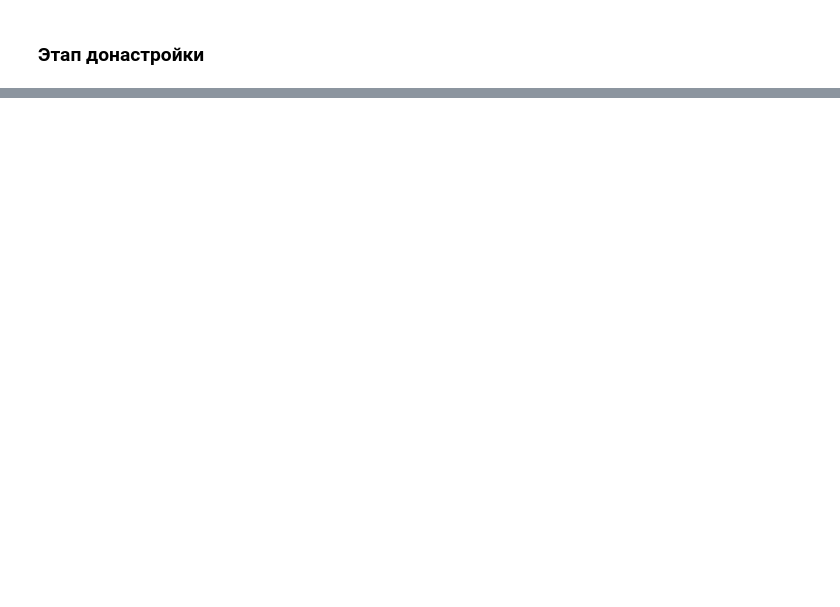
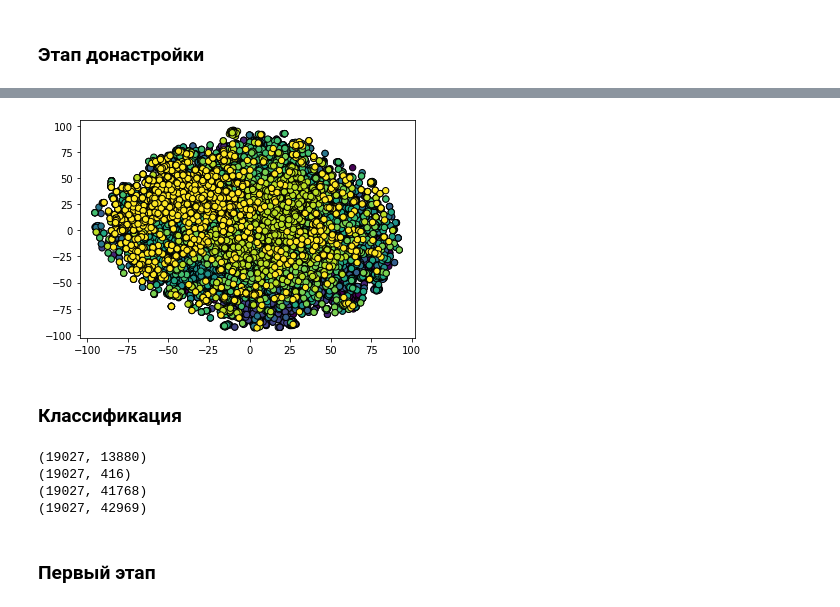
Before and after one commit to KozlovIA/Comparison-of-classification-quality-from-NLP-space, a Jupyter notebook: main.ipynb, the cells around one changed output, grey strips where cells are left out. Cells and saved outputs as stored; diff of their text form; code cells hidden in the pictures; blank space fills up the shorter version.

```diff
--- a/main.ipynb
+++ b/main.ipynb
@@ -185,0 +265,6 @@ autoTable(classificationReport, path='output/clsRep logreg annotation.docx')
+# %%
+cls.tsne(tf_idf10, num_labels10)
+# %% [output]
+[figure, added]
+# %% [markdown]
+### Классификация
@@ -185,0 +276,10 @@ autoTable(classificationReport, path='output/clsRep logreg annotation.docx')
+# %%
+print(title10_tf_idf.shape)
+# print(keywords10_tf_idf.shape)
+# print(annotation10_tf_idf.shape)
+print(united_signs10_tf_idf.shape)
+# %% [output]
+(19027, 13880)
+(19027, 416)
+(19027, 41768)
+(19027, 42969)
@@ -185,0 +288,2 @@ autoTable(classificationReport, path='output/clsRep logreg annotation.docx')
+# %% [markdown]
+### Первый этап
```
Also changed, not shown: parts of 64 cells of this notebook, 11 other files.
